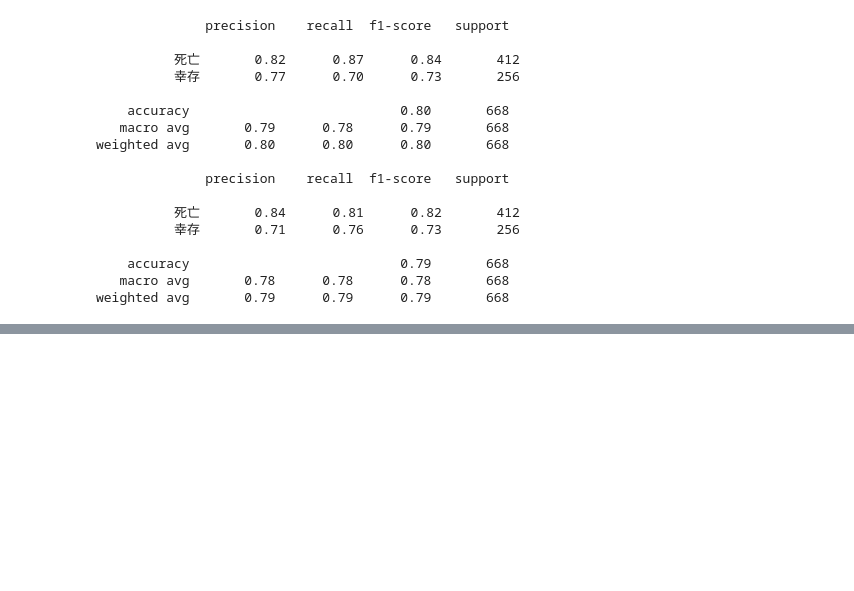
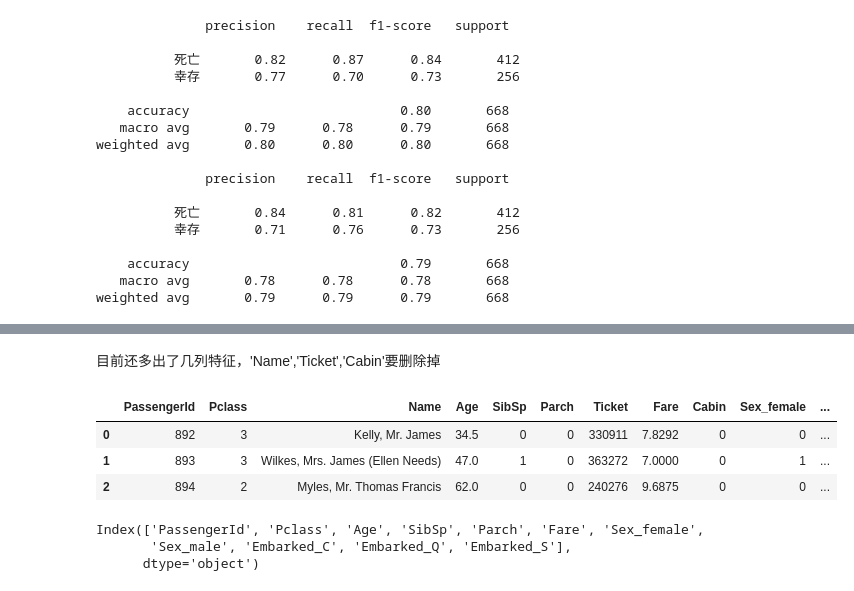
Before and after one commit to klmyty/data-analysis-datawhale, a Jupyter notebook: Chapter3/submit_kaggle.ipynb, the cells around one changed output, grey strips where cells are left out. Cells and saved outputs as stored; diff of their text form; code cells hidden in the pictures; blank space fills up the shorter version.

```diff
--- a/Chapter3/submit_kaggle.ipynb
+++ b/Chapter3/submit_kaggle.ipynb
@@ -105,0 +282,9 @@ rf = RandomForestClassifier().fit(X_train,y_train)
+# %% [markdown]
+目前还多出了几列特征，'Name','Ticket','Cabin'要删除掉
+# %%
+test.head(3)
+# %% [output]
+|  | PassengerId | Pclass | Name | Age | SibSp | Parch | Ticket | Fare | Cabin | Sex_female | ... |
+| 0 | 892 | 3 | Kelly, Mr. James | 34.5 | 0 | 0 | 330911 | 7.8292 | 0 | 0 | ... |
+| 1 | 893 | 3 | Wilkes, Mrs. James (Ellen Needs) | 47.0 | 1 | 0 | 363272 | 7.0000 | 0 | 1 | ... |
+| 2 | 894 | 2 | Myles, Mr. Thomas Francis | 62.0 | 0 | 0 | 240276 | 9.6875 | 0 | 0 | ... |
@@ -105,0 +293,6 @@ rf = RandomForestClassifier().fit(X_train,y_train)
+# %%
+test.columns
+# %% [output]
+Index(['PassengerId', 'Pclass', 'Age', 'SibSp', 'Parch', 'Fare', 'Sex_female',
+       'Sex_male', 'Embarked_C', 'Embarked_Q', 'Embarked_S'],
+      dtype='object')
```
Also changed, not shown: parts of 26 cells of this notebook.
